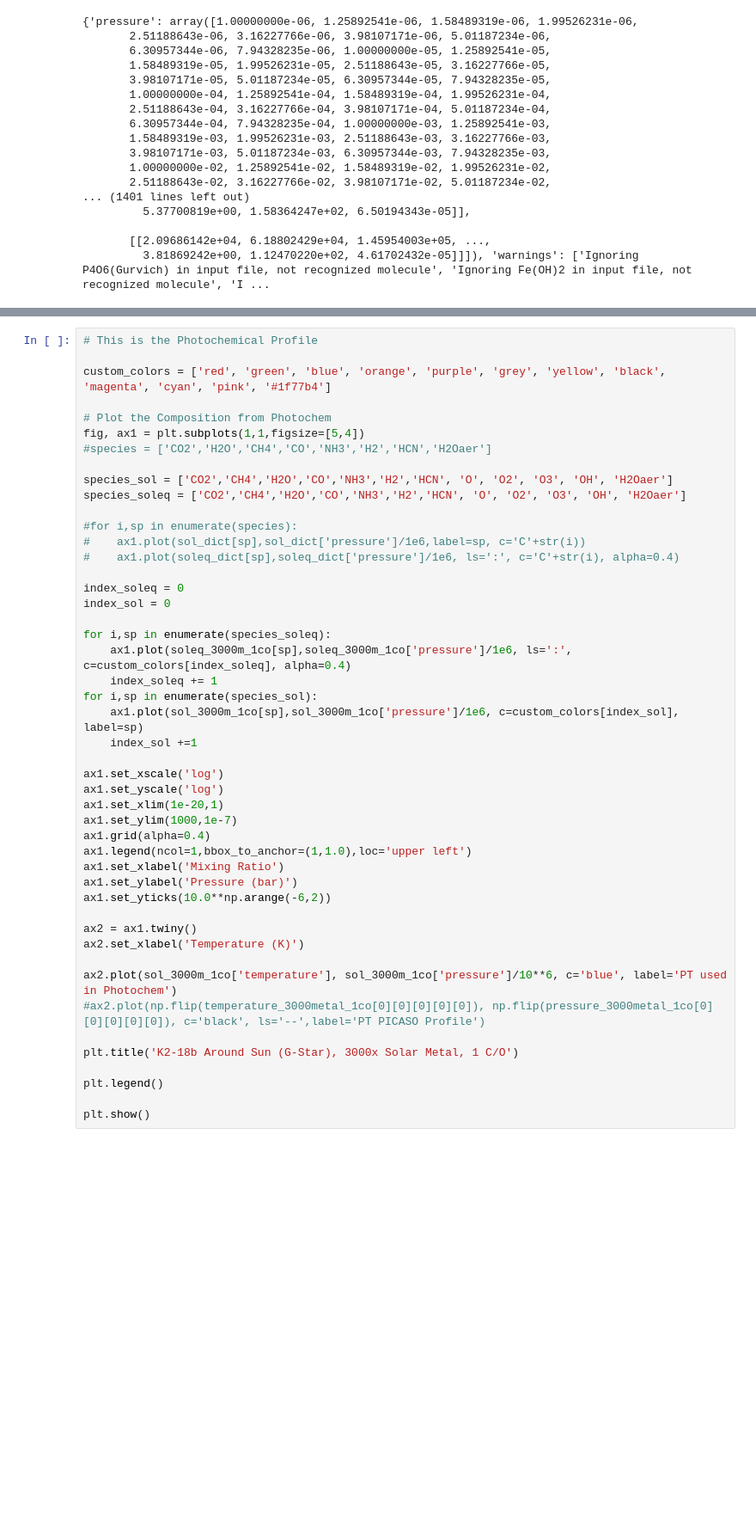
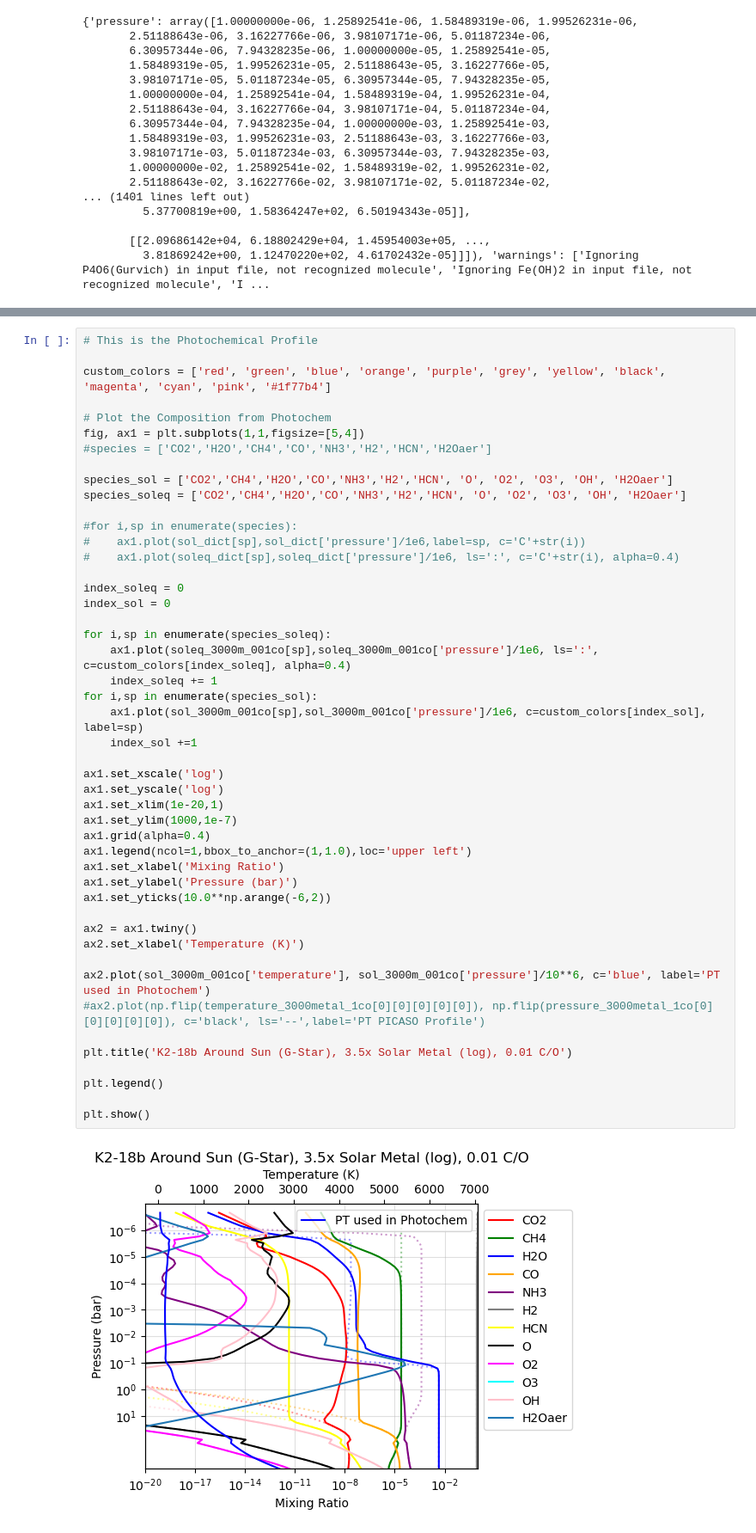
Before and after one commit to ElizabethP712/MiniNeptuneGrid26_PostBac, a Jupyter notebook: CompareOldNewOpacityScripts.ipynb, the cells around one changed output, grey strips where cells are left out. Shown at 86% size. Cells and saved outputs as stored; diff of their text form; blank space fills up the shorter version.

```diff
--- a/CompareOldNewOpacityScripts.ipynb
+++ b/CompareOldNewOpacityScripts.ipynb
@@ -684,34 +650,36 @@ species_soleq = ['CO2','CH4','H2O','CO','NH3','H2','HCN', 'O', 'O2', 'O3', 'OH',
 #    ax1.plot(sol_dict[sp],sol_dict['pressure']/1e6,label=sp, c='C'+str(i))
 #    ax1.plot(soleq_dict[sp],soleq_dict['pressure']/1e6, ls=':', c='C'+str(i), alpha=0.4)
 
 index_soleq = 0
 index_sol = 0
 
 for i,sp in enumerate(species_soleq):
-    ax1.plot(soleq_3000m_1co[sp],soleq_3000m_1co['pressure']/1e6, ls=':', c=custom_colors[index_soleq], alpha=0.4)
+    ax1.plot(soleq_3000m_001co[sp],soleq_3000m_001co['pressure']/1e6, ls=':', c=custom_colors[index_soleq], alpha=0.4)
     index_soleq += 1
 for i,sp in enumerate(species_sol):
-    ax1.plot(sol_3000m_1co[sp],sol_3000m_1co['pressure']/1e6, c=custom_colors[index_sol], label=sp)
+    ax1.plot(sol_3000m_001co[sp],sol_3000m_001co['pressure']/1e6, c=custom_colors[index_sol], label=sp)
     index_sol +=1
 
 ax1.set_xscale('log')
 ax1.set_yscale('log')
 ax1.set_xlim(1e-20,1)
 ax1.set_ylim(1000,1e-7)
 ax1.grid(alpha=0.4)
 ax1.legend(ncol=1,bbox_to_anchor=(1,1.0),loc='upper left')
 ax1.set_xlabel('Mixing Ratio')
 ax1.set_ylabel('Pressure (bar)')
 ax1.set_yticks(10.0**np.arange(-6,2))
 
 ax2 = ax1.twiny()
 ax2.set_xlabel('Temperature (K)')
 
-ax2.plot(sol_3000m_1co['temperature'], sol_3000m_1co['pressure']/10**6, c='blue', label='PT used in Photochem')
+ax2.plot(sol_3000m_001co['temperature'], sol_3000m_001co['pressure']/10**6, c='blue', label='PT used in Photochem')
 #ax2.plot(np.flip(temperature_3000metal_1co[0][0][0][0][0]), np.flip(pressure_3000metal_1co[0][0][0][0][0]), c='black', ls='--',label='PT PICASO Profile')
 
-plt.title('K2-18b Around Sun (G-Star), 3000x Solar Metal, 1 C/O')
+plt.title('K2-18b Around Sun (G-Star), 3.5x Solar Metal (log), 0.01 C/O')
 
 plt.legend()
 
 plt.show()
+# %% [output]
+[figure, added]
```
Also changed, not shown: parts of 6 cells of this notebook.
